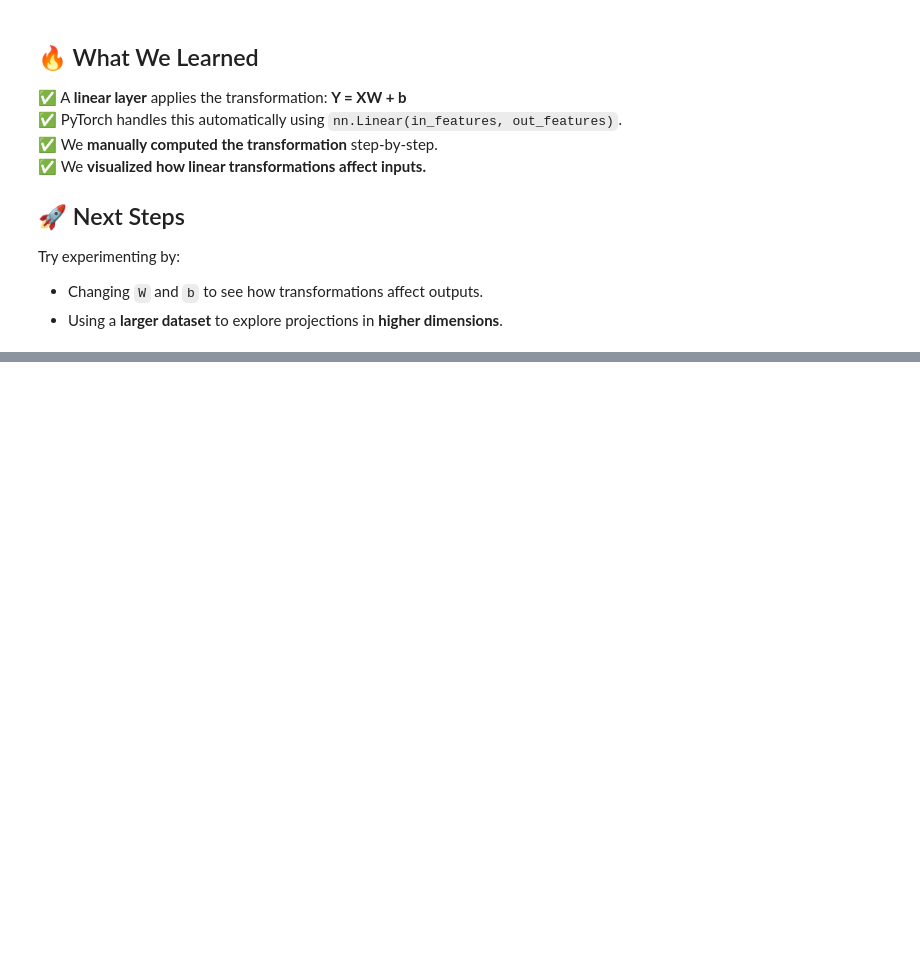
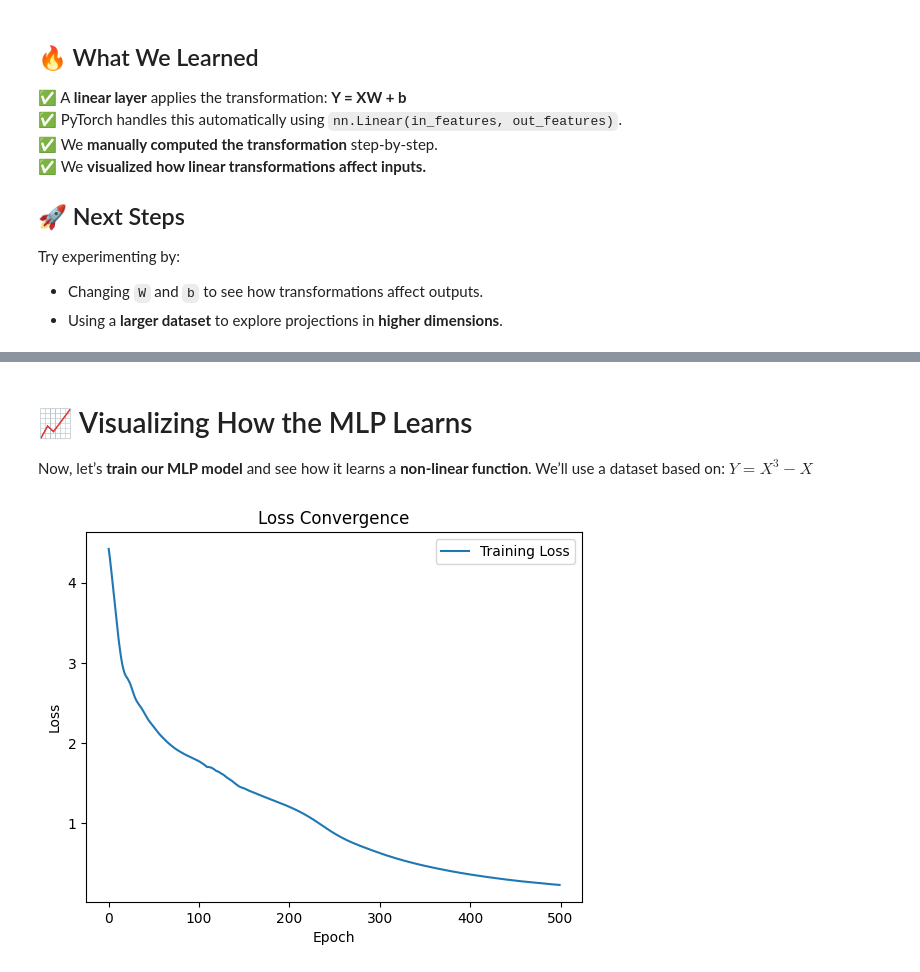
Before and after one commit to SidU/LLMs-from-scratch, a Jupyter notebook: LinearLayerIntuition.ipynb, the cells around one changed output, grey strips where cells are left out. Saved outputs shown, nothing was run; the diff lists cells and outputs as text; code cells hidden in the pictures; blank space fills up the shorter version.

```diff
--- a/LinearLayerIntuition.ipynb
+++ b/LinearLayerIntuition.ipynb
@@ -145,0 +191,58 @@ Try experimenting by:
+# %% [markdown]
+# 📈 Visualizing How the MLP Learns
+Now, let’s **train our MLP model** and see how it learns a **non-linear function**.
+We’ll use a dataset based on:
+$
+Y = X^3 - X
+$
+# %%
+import torch
+import torch.nn as nn
+import torch.optim as optim
+import matplotlib.pyplot as plt
+import numpy as np
+
+# Generate synthetic data (X) and a non-linear function Y = X^3 - X
+torch.manual_seed(42)
+X = torch.linspace(-2, 2, 100).reshape(-1, 1)  # Input: Shape (100, 1)
+Y = X**3 - X + 0.2 * torch.randn_like(X)  # Non-linear target function with noise
+
+# Define a multi-layer neural network
+class SimpleMLP(nn.Module):
+    def __init__(self):
+        super(SimpleMLP, self).__init__()
+        self.layers = nn.Sequential(
+            nn.Linear(1, 10),  # Expanding feature space
+            nn.ReLU(),
+            nn.Linear(10, 10),
+            nn.ReLU(),
+            nn.Linear(10, 1)  # Compressing back to 1 output
+        )
+
+    def forward(self, x):
+        return self.layers(x)
+
+# Instantiate model, define loss and optimizer
+model = SimpleMLP()
+criterion = nn.MSELoss()
+optimizer = optim.Adam(model.parameters(), lr=0.01)
+
+# Training loop
+losses = []
+for epoch in range(500):
+    optimizer.zero_grad()
+    outputs = model(X)
+    loss = criterion(outputs, Y)
+    loss.backward()
+    optimizer.step()
+    losses.append(loss.item())
+
+# Plot loss curve
+plt.plot(losses, label="Training Loss")
+plt.xlabel("Epoch")
+plt.ylabel("Loss")
+plt.title("Loss Convergence")
+plt.legend()
+plt.show()
+# %% [output]
+[figure, added]
```
Also changed, not shown: parts of 4 cells of this notebook.
